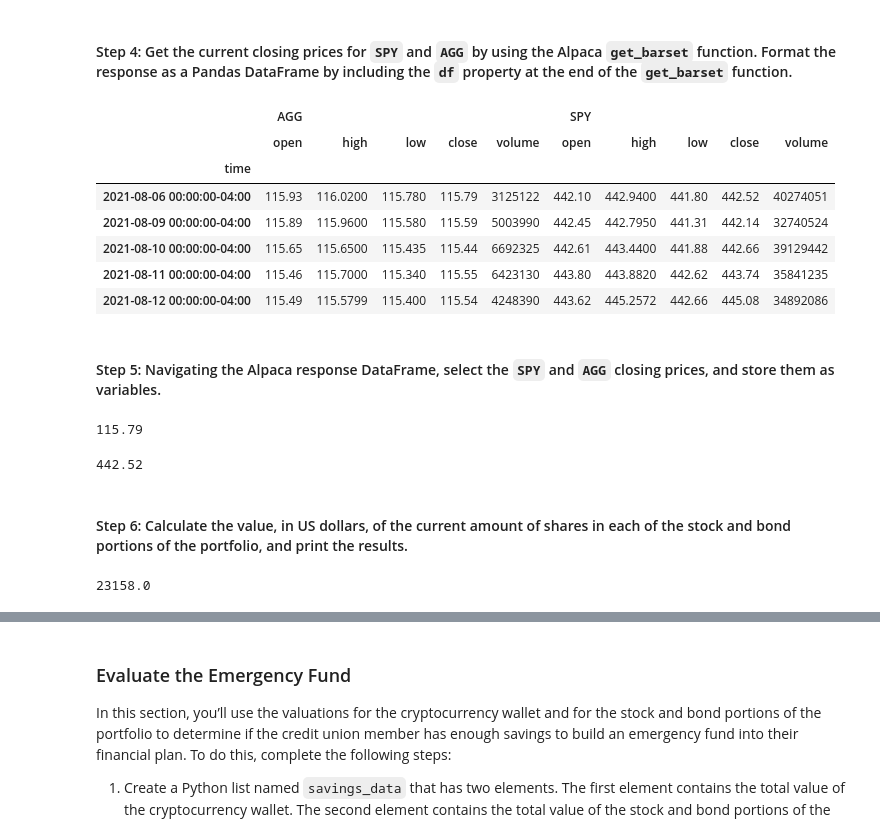
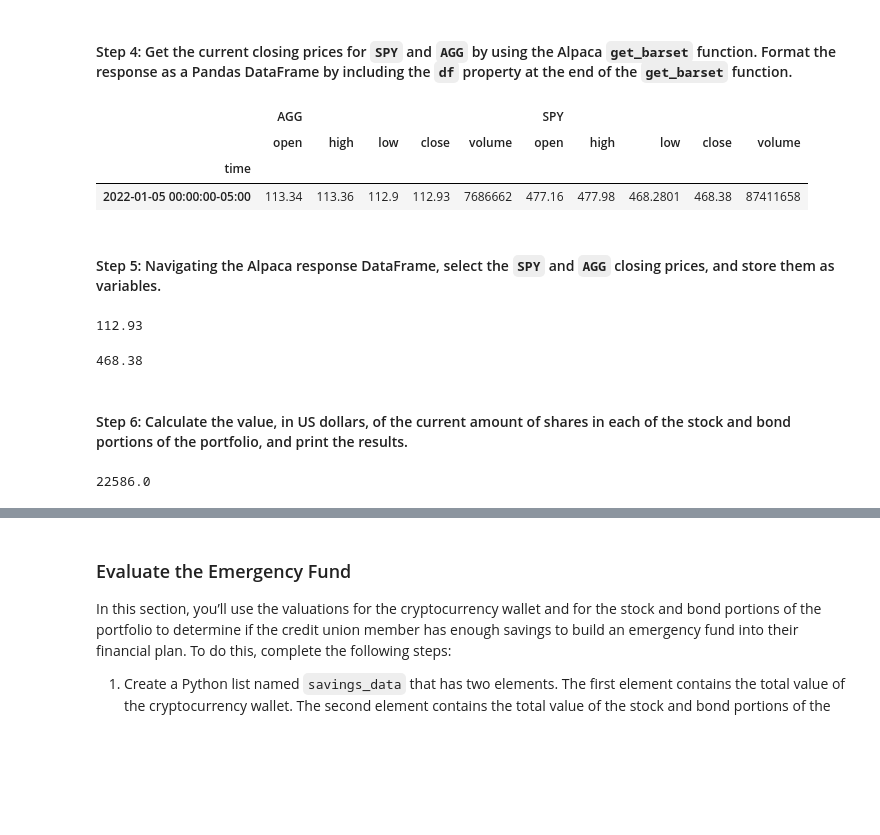
Before and after one commit to caltham/Challenge_5, a Jupyter notebook: financial_planning_tools.ipynb, the cells around one changed output, grey strips where cells are left out. Saved outputs shown, nothing was run; the diff lists cells and outputs as text; code cells hidden in the pictures; blank space fills up the shorter version.

```diff
--- a/financial_planning_tools.ipynb
+++ b/financial_planning_tools.ipynb
@@ -240,26 +240,25 @@ end_date = pd.Timestamp("2020-08-07").isoformat()
 # %%
 # Use the Alpaca get_barset function to get current closing prices the portfolio
 # Be sure to set the `df` property after the function to format the response object as a DataFrame
+
+limit_rows = 1
 
 alpaca_df = alpaca.get_barset(
     tickers,
     timeframe,
     start = start_date,
-    end = end_date
+    end = end_date,
+    limit = limit_rows
 ).df
 
 # Review the first 5 rows of the Alpaca DataFrame
 
 alpaca_df.head()
 # %% [output]
 |  | AGG |  |  |  |  | SPY |  |  |  |  |
 |  | open | high | low | close | volume | open | high | low | close | volume |
 | time |  |  |  |  |  |  |  |  |  |  |
-| 2021-08-06 00:00:00-04:00 | 115.93 | 116.0200 | 115.780 | 115.79 | 3125122 | 442.10 | 442.9400 | 441.80 | 442.52 | 40274051 |
-| 2021-08-09 00:00:00-04:00 | 115.89 | 115.9600 | 115.580 | 115.59 | 5003990 | 442.45 | 442.7950 | 441.31 | 442.14 | 32740524 |
-| 2021-08-10 00:00:00-04:00 | 115.65 | 115.6500 | 115.435 | 115.44 | 6692325 | 442.61 | 443.4400 | 441.88 | 442.66 | 39129442 |
-| 2021-08-11 00:00:00-04:00 | 115.46 | 115.7000 | 115.340 | 115.55 | 6423130 | 443.80 | 443.8820 | 442.62 | 443.74 | 35841235 |
-| 2021-08-12 00:00:00-04:00 | 115.49 | 115.5799 | 115.400 | 115.54 | 4248390 | 443.62 | 445.2572 | 442.66 | 445.08 | 34892086 |
+| 2022-01-05 00:00:00-05:00 | 113.34 | 113.36 | 112.9 | 112.93 | 7686662 | 477.16 | 477.98 | 468.2801 | 468.38 | 87411658 |
 # %% [markdown]
 #### Step 5: Navigating the Alpaca response DataFrame, select the `SPY` and `AGG` closing prices, and store them as variables.
 # %%
@@ -272,7 +271,7 @@ agg_close_price = (alpaca_df["AGG"]["close"][0])
 
 print(agg_close_price)
 # %% [output]
-115.79
+112.93
 # %%
 # Access the closing price for SPY from the Alpaca DataFrame
 # Converting the value to a floating point number
@@ -283,7 +282,7 @@ spy_close_price = (alpaca_df["SPY"]["close"][0])
 
 print(spy_close_price)
 # %% [output]
-442.52
+468.38
 # %% [markdown]
 #### Step 6: Calculate the value, in US dollars, of the current amount of shares in each of the stock and bond portions of the portfolio, and print the results.
 # %%
@@ -295,7 +294,7 @@ agg_value = agg_close_price * agg_shares
 
 print(agg_value)
 # %% [output]
-23158.0
+22586.0
 # %%
 # Calculate the current value of the stock portion of the portfolio
 
```
Also changed, not shown: parts of 30 cells of this notebook.
